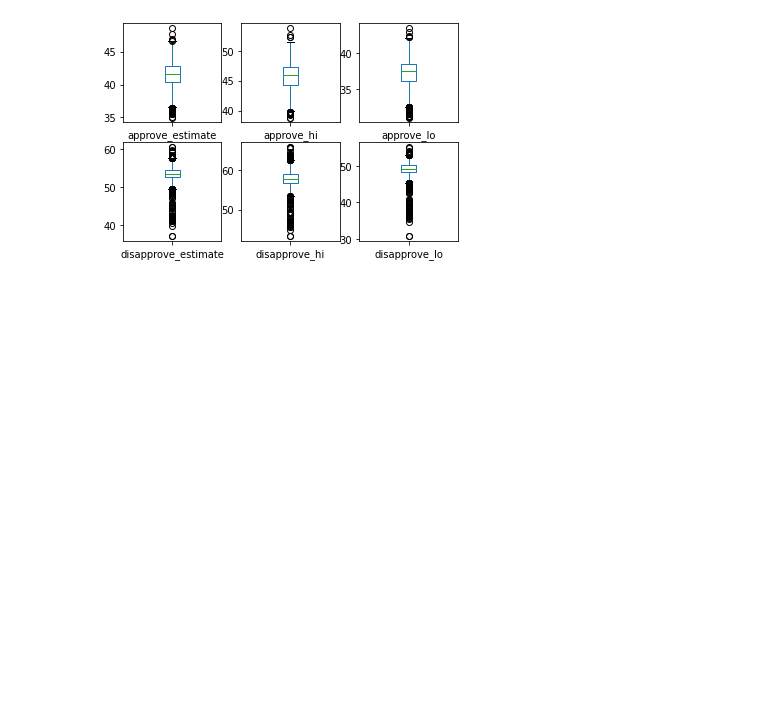
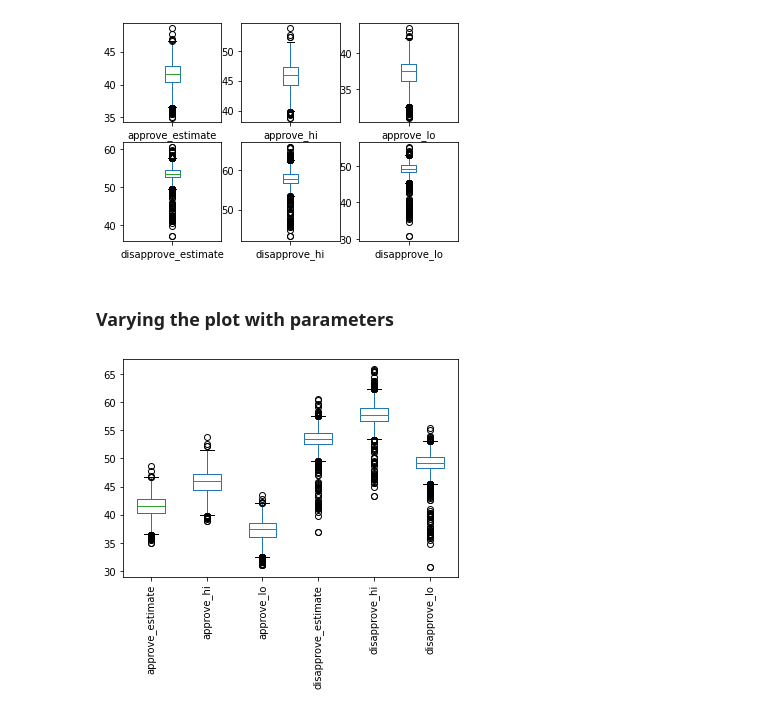
Before and after one commit to sujilkumarkm/machine_learning_ca3_solo_project_dkit_2022, a Jupyter notebook: machine_learning_ca3_2022.ipynb, the cells around one changed output. Cells and saved outputs as stored; diff of their text form; code cells hidden in the pictures; blank space fills up the shorter version.

```diff
--- a/machine_learning_ca3_2022.ipynb
+++ b/machine_learning_ca3_2022.ipynb
@@ -257,3 +257,13 @@ M=df.plot(kind='box',subplots=True,layout=(2,3),sharex=False,sharey=False)
 layout = 5,5
 # %% [output]
 [figure]
+# %% [markdown]
+### Varying the plot with parameters
+# %%
+import matplotlib.pyplot as plt
+df.plot(kind='box',subplots=False,layout=(4,3),sharex=False,sharey=False)
+layout = 5,8
+plt.xticks(rotation = 90)
+plt.show()
+# %% [output]
+[figure, added]
```
Also changed, not shown: parts of 6 cells of this notebook.
